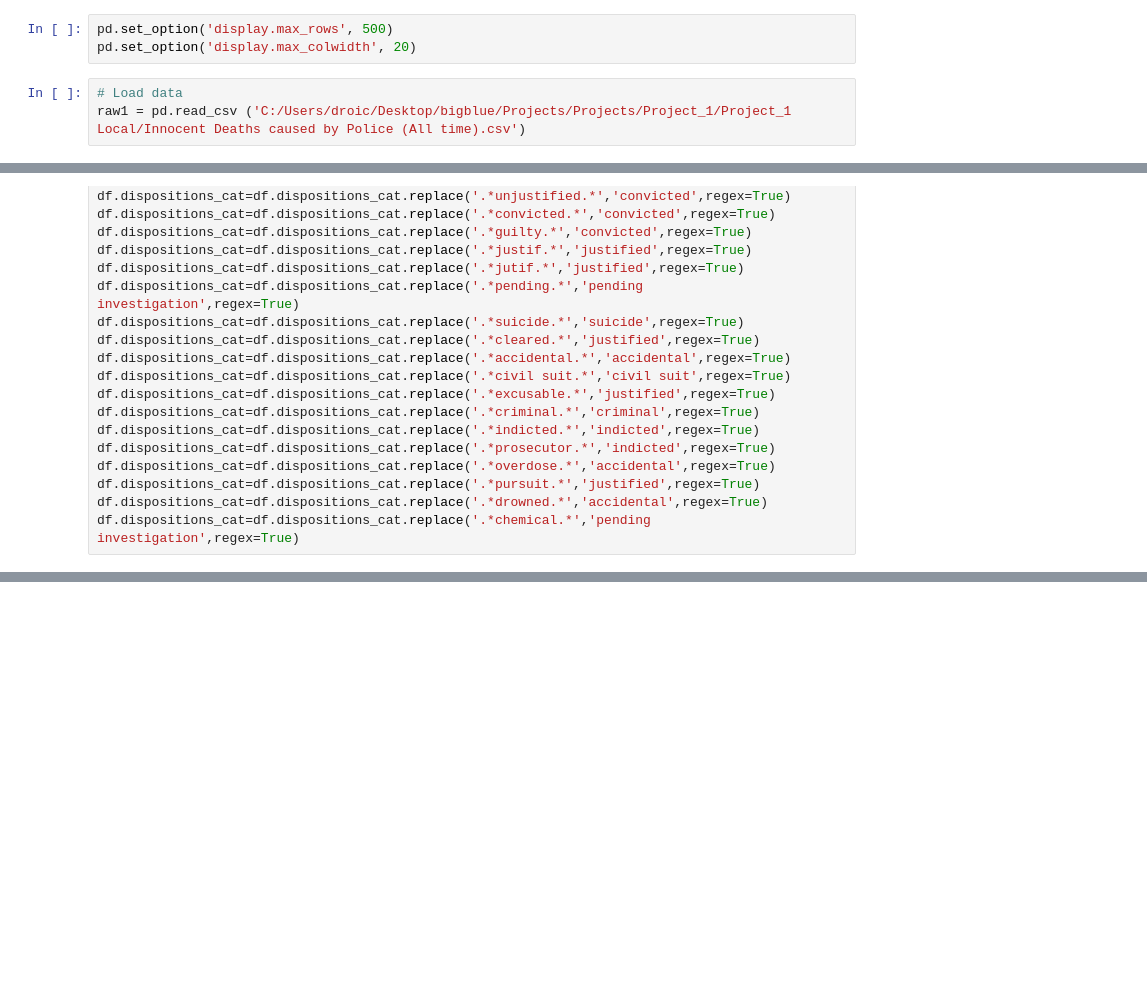
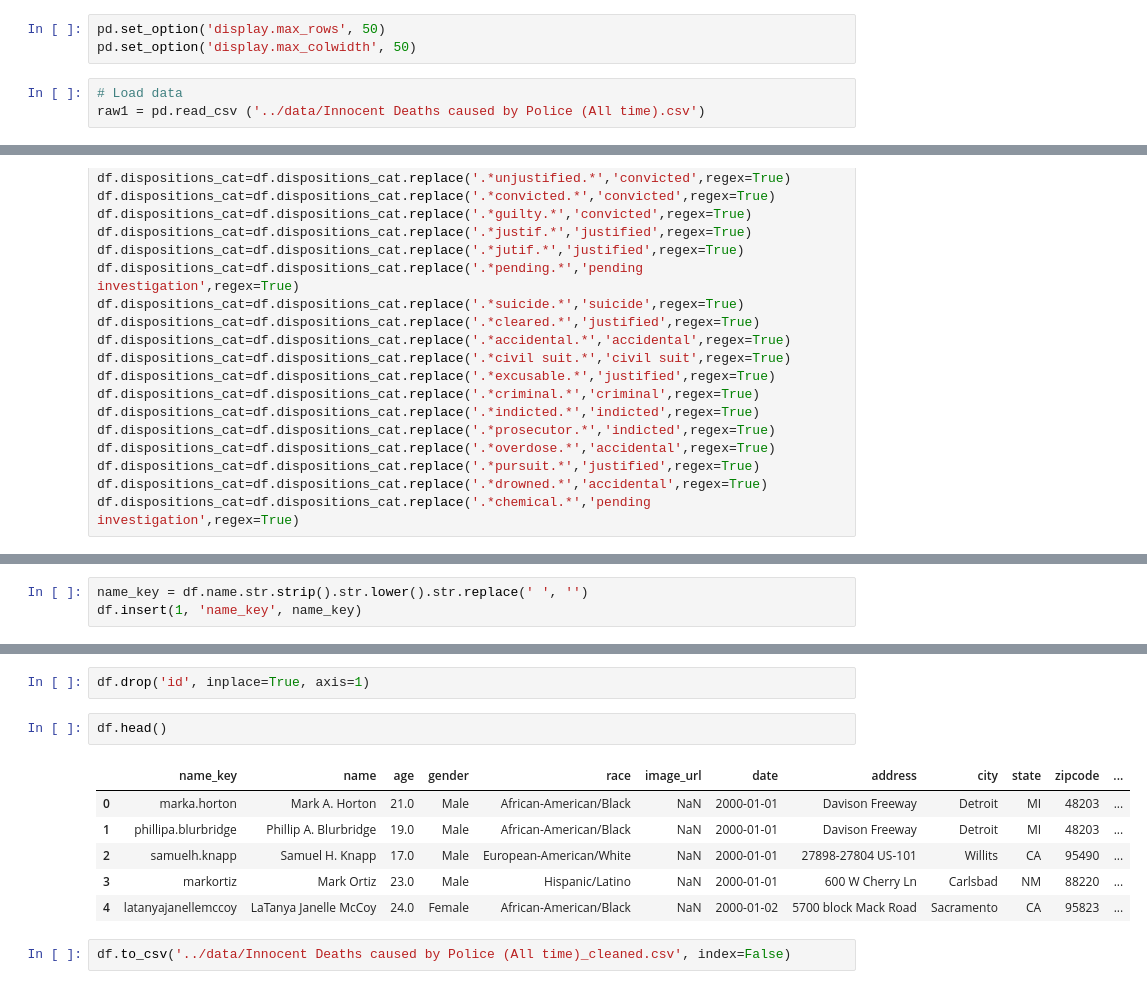
Before and after one commit to ikatechis/BigBlueData_Academy_Deaths_by_Police_EDA_project, a Jupyter notebook: cleaning/data1_clean.ipynb, the cells around one changed output, grey strips where cells are left out. Saved outputs shown, nothing was run; the diff lists cells and outputs as text; blank space fills up the shorter version.

```diff
--- a/cleaning/data1_clean.ipynb
+++ b/cleaning/data1_clean.ipynb
@@ -6,11 +6,11 @@ from datetime import datetime
 #import matplotlib.pyplot as plt
 #import seaborn as sns
 # %%
-pd.set_option('display.max_rows', 500)
-pd.set_option('display.max_colwidth', 20)
+pd.set_option('display.max_rows', 50)
+pd.set_option('display.max_colwidth', 50)
 # %%
 # Load data
-raw1 = pd.read_csv ('C:/Users/droic/Desktop/bigblue/Projects/Projects/Project_1/Project_1 Local/Innocent Deaths caused by Police (All time).csv')
+raw1 = pd.read_csv ('../data/Innocent Deaths caused by Police (All time).csv')
 # %%
 # make a copy to handle
 df = raw1.copy()
@@ -124,0 +148,3 @@ df.dispositions_cat=df.dispositions_cat.replace('.*chemical.*','pending investig
+# %%
+name_key = df.name.str.strip().str.lower().str.replace(' ', '')
+df.insert(1, 'name_key', name_key)
@@ -124,0 +161,13 @@ df.dispositions_cat=df.dispositions_cat.replace('.*chemical.*','pending investig
+# %%
+df.drop('id', inplace=True, axis=1)
+# %%
+df.head()
+# %% [output]
+|  | name_key | name | age | gender | race | image_url | date | address | city | state | zipcode | ... |
+| 0 | marka.horton | Mark A. Horton | 21.0 | Male | African-American/Black | NaN | 2000-01-01 | Davison Freeway | Detroit | MI | 48203 | ... |
+| 1 | phillipa.blurbridge | Phillip A. Blurbridge | 19.0 | Male | African-American/Black | NaN | 2000-01-01 | Davison Freeway | Detroit | MI | 48203 | ... |
+| 2 | samuelh.knapp | Samuel H. Knapp | 17.0 | Male | European-American/White | NaN | 2000-01-01 | 27898-27804 US-101 | Willits | CA | 95490 | ... |
+| 3 | markortiz | Mark Ortiz | 23.0 | Male | Hispanic/Latino | NaN | 2000-01-01 | 600 W Cherry Ln | Carlsbad | NM | 88220 | ... |
+| 4 | latanyajanellemccoy | LaTanya Janelle McCoy | 24.0 | Female | African-American/Black | NaN | 2000-01-02 | 5700 block Mack Road | Sacramento | CA | 95823 | ... |
+# %%
+df.to_csv('../data/Innocent Deaths caused by Police (All time)_cleaned.csv', index=False)
```
Also changed, not shown: parts of 3 cells of this notebook, 2 other files.
